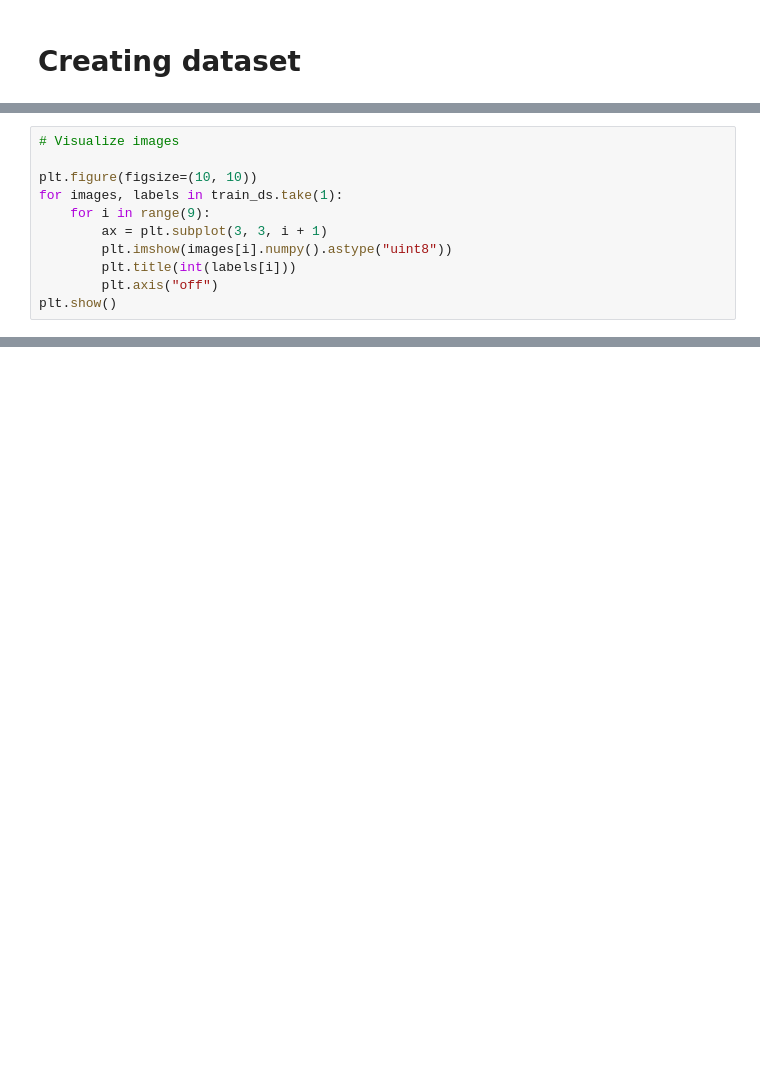
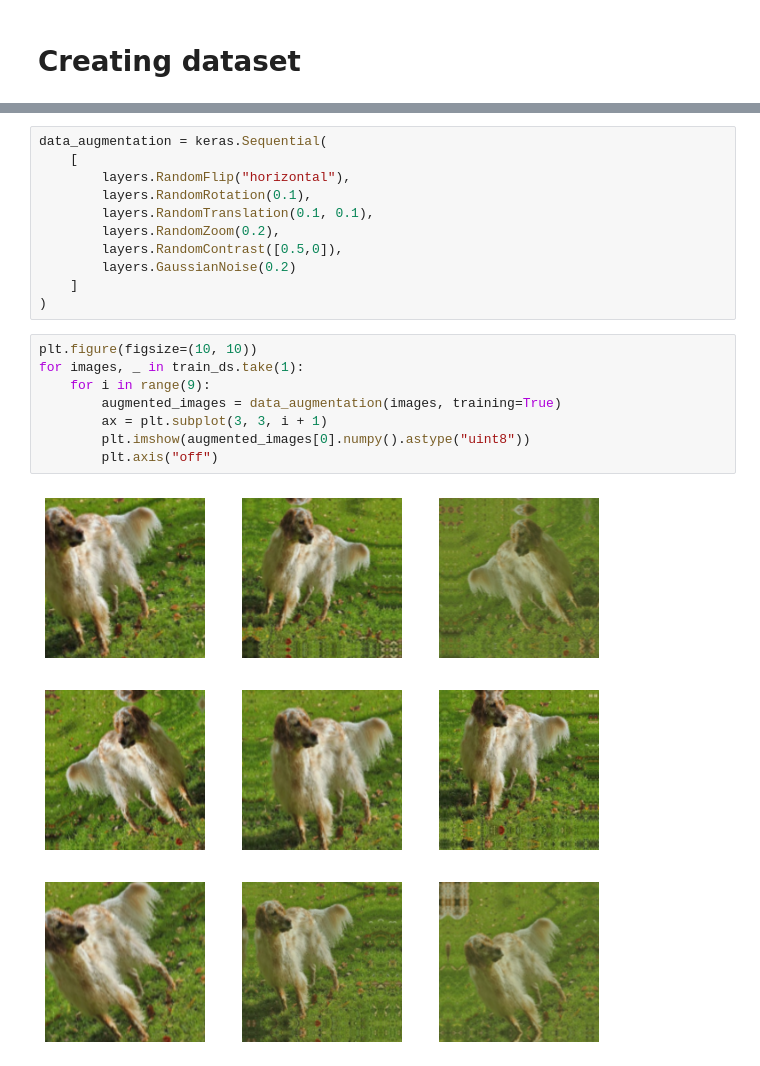
Before and after one commit to JbIPS/DogClassifier, a Jupyter notebook: P6_01_notebook.ipynb, the cells around one changed output, grey strips where cells are left out. Cells and saved outputs as stored; diff of their text form; blank space fills up the shorter version.

```diff
--- a/P6_01_notebook.ipynb
+++ b/P6_01_notebook.ipynb
@@ -75,11 +19,0 @@ Using 4114 files for validation.
-# %%
-# Visualize images
-
-plt.figure(figsize=(10, 10))
-for images, labels in train_ds.take(1):
-    for i in range(9):
-        ax = plt.subplot(3, 3, i + 1)
-        plt.imshow(images[i].numpy().astype("uint8"))
-        plt.title(int(labels[i]))
-        plt.axis("off")
-plt.show()
@@ -230,0 +103,21 @@ INFO:tensorflow:Assets written to: naive_model/assets
+# %%
+data_augmentation = keras.Sequential(
+    [
+        layers.RandomFlip("horizontal"),
+        layers.RandomRotation(0.1),
+        layers.RandomTranslation(0.1, 0.1),
+        layers.RandomZoom(0.2),
+        layers.RandomContrast([0.5,0]),
+        layers.GaussianNoise(0.2)
+    ]
+)
+# %%
+plt.figure(figsize=(10, 10))
+for images, _ in train_ds.take(1):
+    for i in range(9):
+        augmented_images = data_augmentation(images, training=True)
+        ax = plt.subplot(3, 3, i + 1)
+        plt.imshow(augmented_images[0].numpy().astype("uint8"))
+        plt.axis("off")
+# %% [output]
+[figure, added]
```
Also changed, not shown: parts of 43 cells of this notebook, 2 other files.
